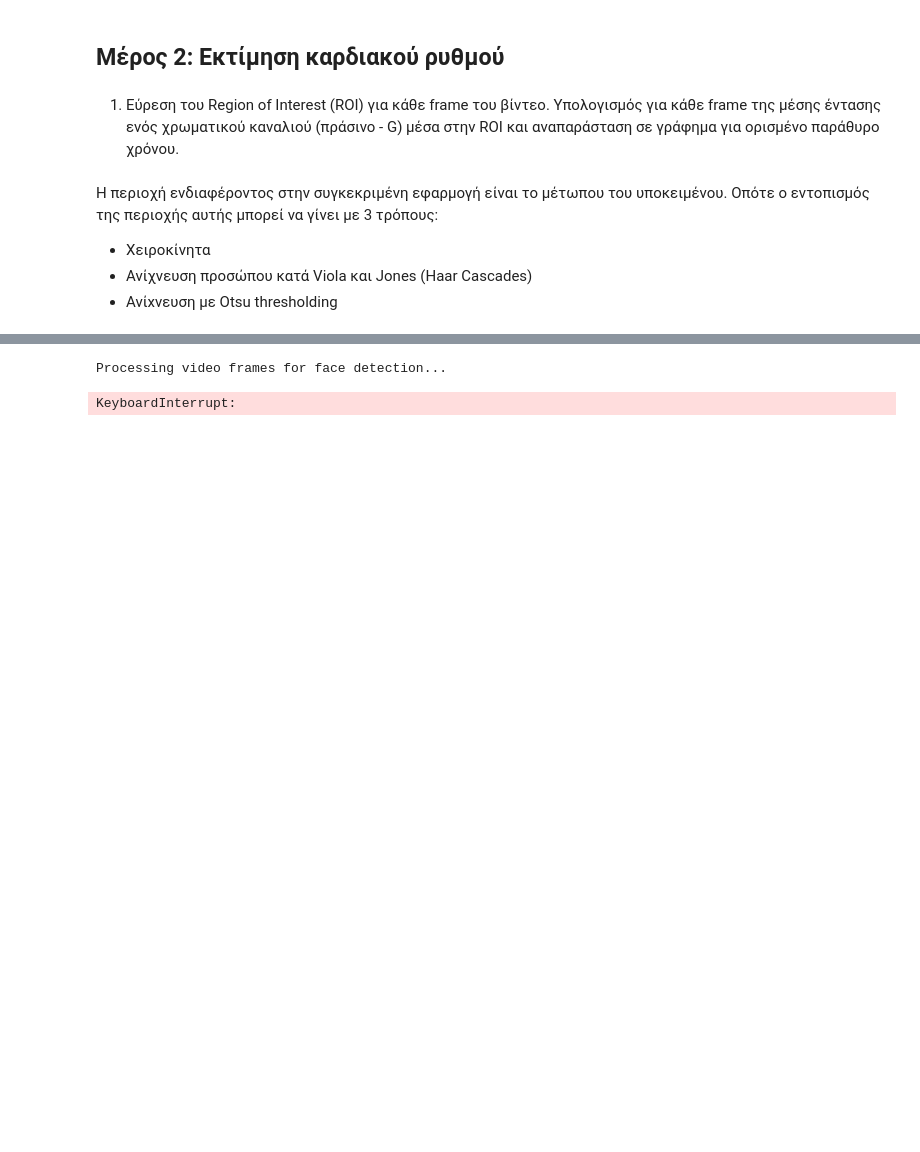
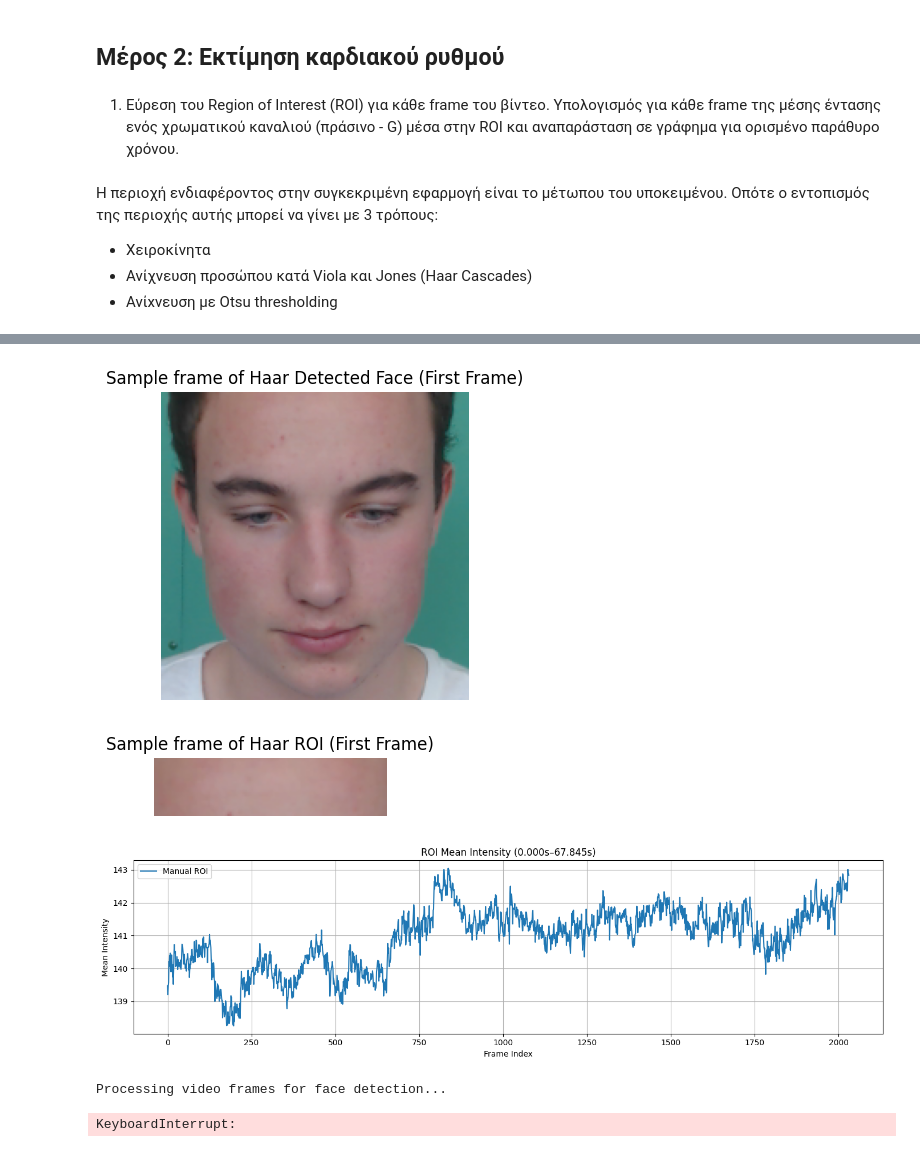
Before and after one commit to iliaxant/HR_Extraction_from_Video, a Jupyter notebook: HR_Extraction_from_Video.ipynb, the cells around one changed output, grey strips where cells are left out. Drawn from its saved outputs; the diff is of its cells as text; code cells hidden in the pictures; blank space fills up the shorter version.

```diff
--- a/HR_Extraction_from_Video.ipynb
+++ b/HR_Extraction_from_Video.ipynb
@@ -355,3 +412,30 @@ Jones και επιλογή μέρος της εξόδου της ως ROI
+# %%
+plt.figure(figsize=(6, 4))
+plt.imshow(cv2.cvtColor(face_frames_haar[0], cv2.COLOR_BGR2RGB))
+plt.title(f"Sample frame of Haar Detected Face (First Frame)")
+plt.axis('off')
+plt.show()
+
+plt.figure(figsize=(3, 3))
+plt.imshow(cv2.cvtColor(roi_frames_haar[0], cv2.COLOR_BGR2RGB))
+plt.title(f"Sample frame of Haar ROI (First Frame)")
+plt.axis('off')
+plt.show()
+
+plt.figure(figsize=(14, 4))
+plt.plot(np.arange(start_frame, start_frame + len(roi_means_haar)), roi_means_haar,
+         label = "Manual ROI")
+plt.title(f"ROI Mean Intensity ({start_time:.3f}s–{end_time:.3f}s)")
+plt.xlabel(f"Frame Index")
+plt.ylabel("Mean Intensity")
+plt.legend()
+plt.grid(True)
+plt.tight_layout()
+plt.show()
+# %% [output]
+[figure, added]
+[figure, added]
+[figure, added]
 # %%
 face_cascade = cv2.CascadeClassifier(cv2.data.haarcascades + 'haarcascade_frontalface_default.xml')
 
```
Also changed, not shown: parts of 11 cells of this notebook.
